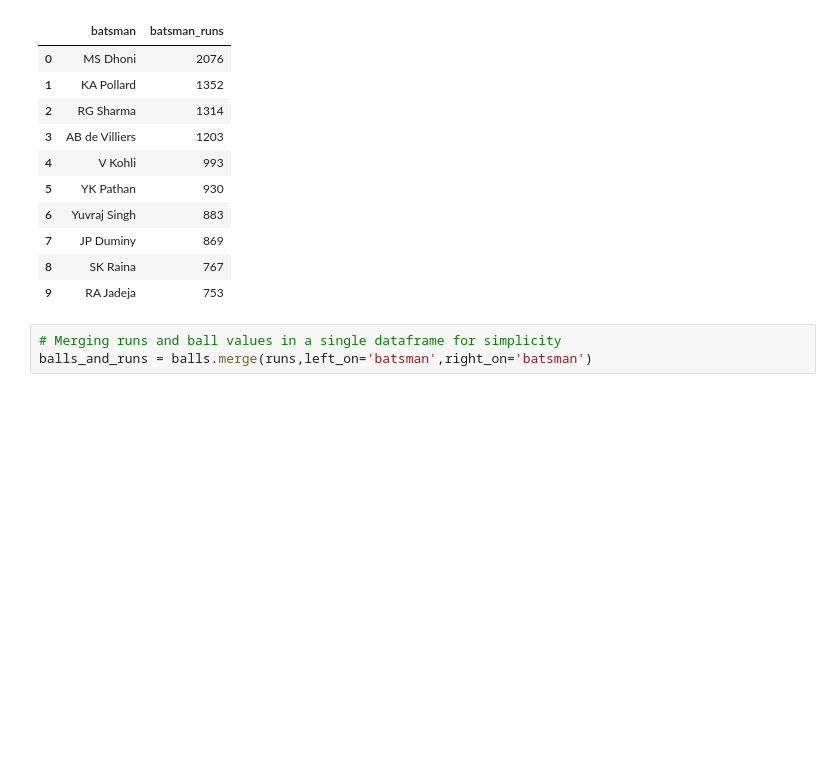
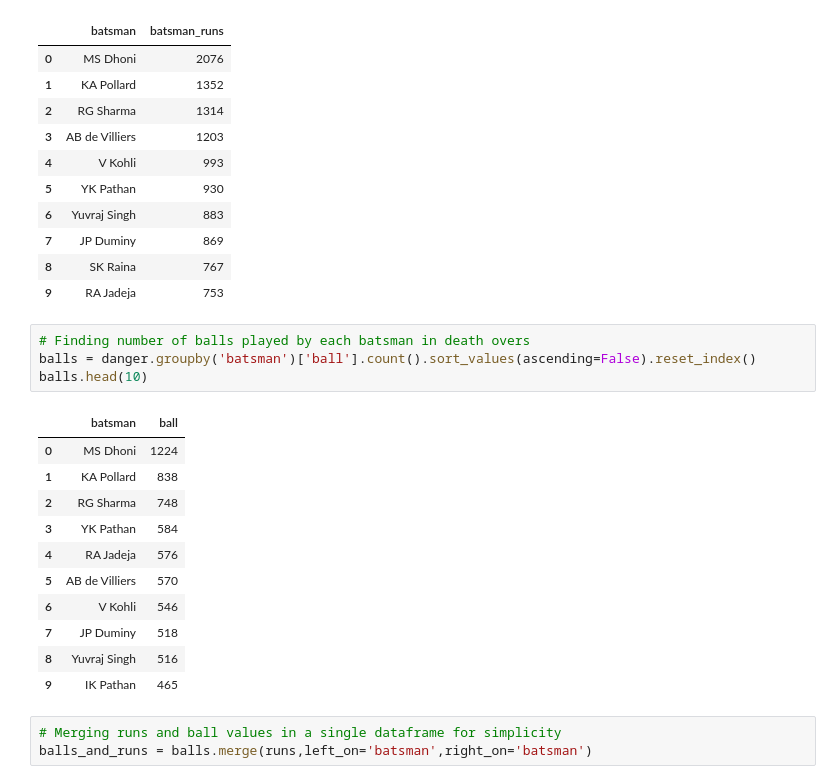
Before and after one commit to Rohit-Hitman/ML, a Jupyter notebook: IPL/Untitled.ipynb, the cells around one changed output. Cells and saved outputs as stored; diff of their text form; blank space fills up the shorter version.

```diff
--- a/IPL/Untitled.ipynb
+++ b/IPL/Untitled.ipynb
@@ -848,6 +848,22 @@ runs.head(10)
 | 7 | JP Duminy | 869 |
 | 8 | SK Raina | 767 |
 | 9 | RA Jadeja | 753 |
+# %%
+# Finding number of balls played by each batsman in death overs
+balls = danger.groupby('batsman')['ball'].count().sort_values(ascending=False).reset_index()
+balls.head(10)
+# %% [output]
+|  | batsman | ball |
+| 0 | MS Dhoni | 1224 |
+| 1 | KA Pollard | 838 |
+| 2 | RG Sharma | 748 |
+| 3 | YK Pathan | 584 |
+| 4 | RA Jadeja | 576 |
+| 5 | AB de Villiers | 570 |
+| 6 | V Kohli | 546 |
+| 7 | JP Duminy | 518 |
+| 8 | Yuvraj Singh | 516 |
+| 9 | IK Pathan | 465 |
 # %%
 # Merging runs and ball values in a single dataframe for simplicity
 balls_and_runs = balls.merge(runs,left_on='batsman',right_on='batsman')
```
Also changed, not shown: parts of 8 cells of this notebook.
